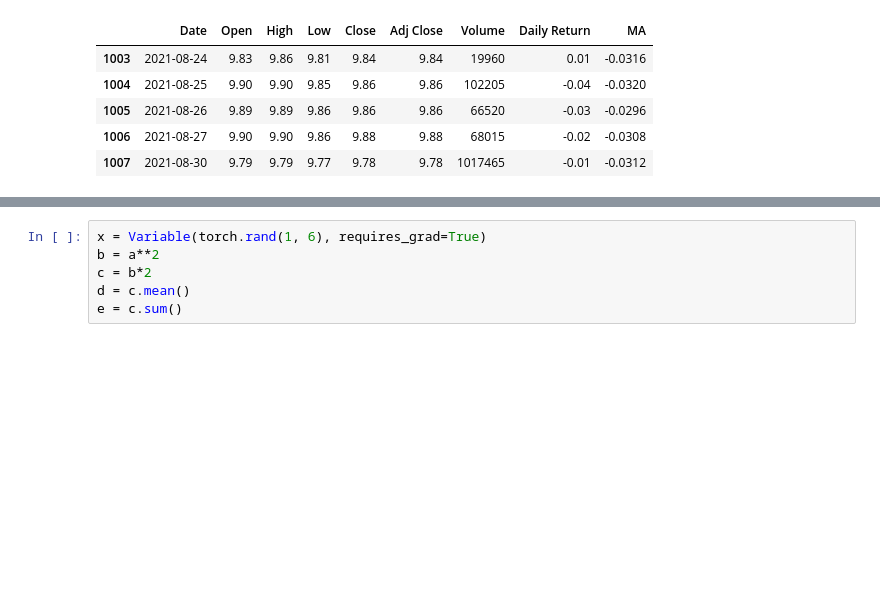
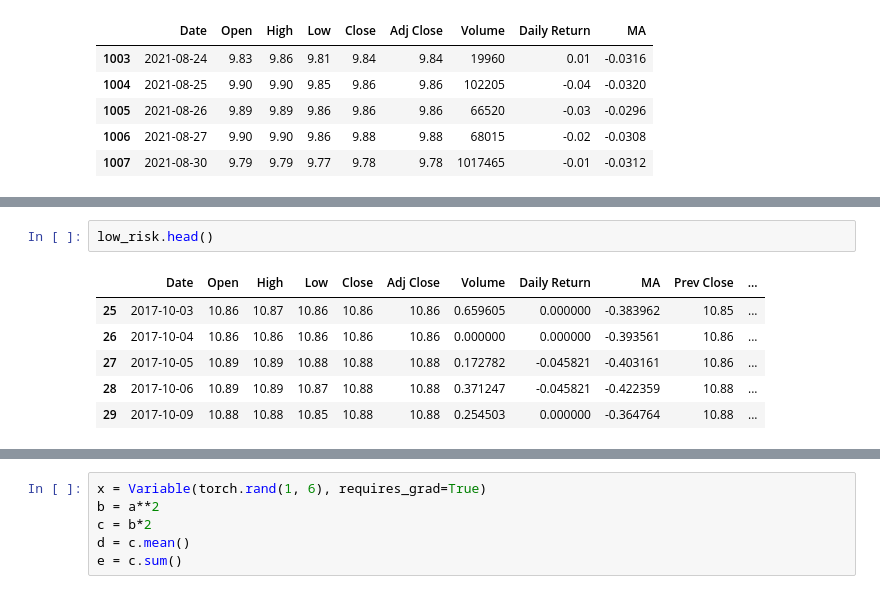
Before and after one commit to florencetsang/ml-portfolio-poc, a Jupyter notebook: ml_portfolio.ipynb, the cells around one changed output, grey strips where cells are left out. Drawn from its saved outputs; the diff is of its cells as text; blank space fills up the shorter version.

```diff
--- a/ml_portfolio.ipynb
+++ b/ml_portfolio.ipynb
@@ -128,0 +156,9 @@ def to_features(low_risk, high_risk):
+# %%
+low_risk.head()
+# %% [output]
+|  | Date | Open | High | Low | Close | Adj Close | Volume | Daily Return | MA | Prev Close | ... |
+| 25 | 2017-10-03 | 10.86 | 10.87 | 10.86 | 10.86 | 10.86 | 0.659605 | 0.000000 | -0.383962 | 10.85 | ... |
+| 26 | 2017-10-04 | 10.86 | 10.86 | 10.86 | 10.86 | 10.86 | 0.000000 | 0.000000 | -0.393561 | 10.86 | ... |
+| 27 | 2017-10-05 | 10.89 | 10.89 | 10.88 | 10.88 | 10.88 | 0.172782 | -0.045821 | -0.403161 | 10.86 | ... |
+| 28 | 2017-10-06 | 10.89 | 10.89 | 10.87 | 10.88 | 10.88 | 0.371247 | -0.045821 | -0.422359 | 10.88 | ... |
+| 29 | 2017-10-09 | 10.88 | 10.88 | 10.85 | 10.88 | 10.88 | 0.254503 | 0.000000 | -0.364764 | 10.88 | ... |
```
Also changed, not shown: parts of 25 cells of this notebook.
